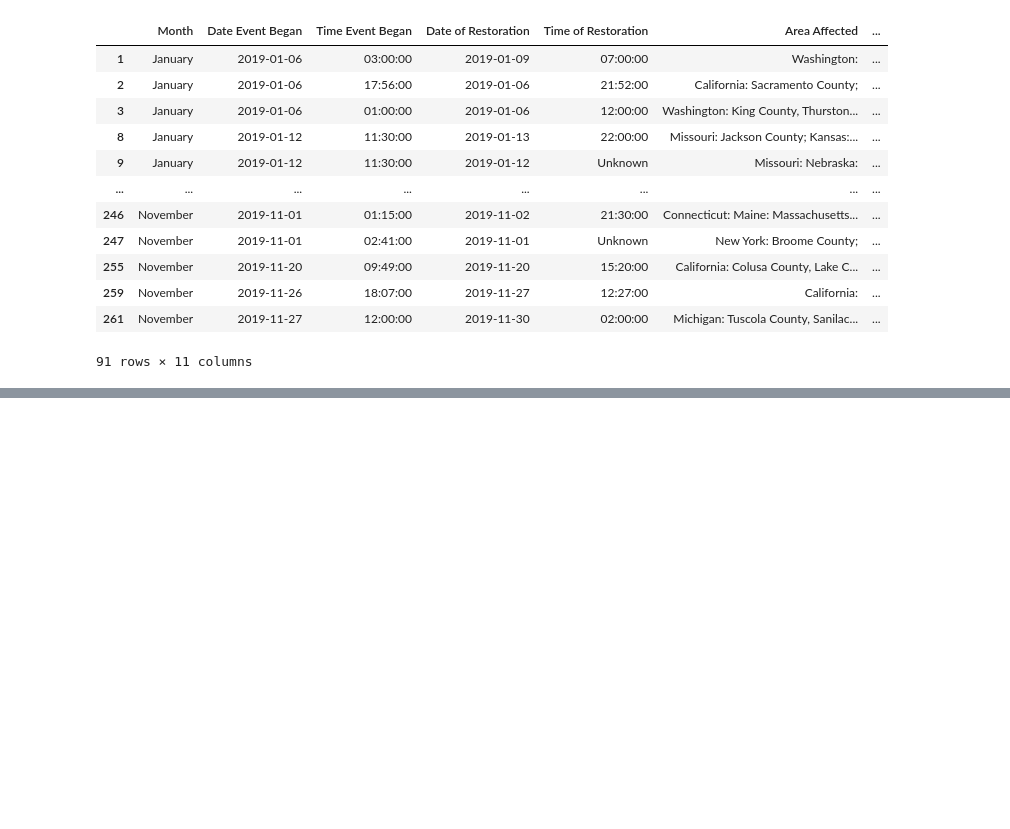
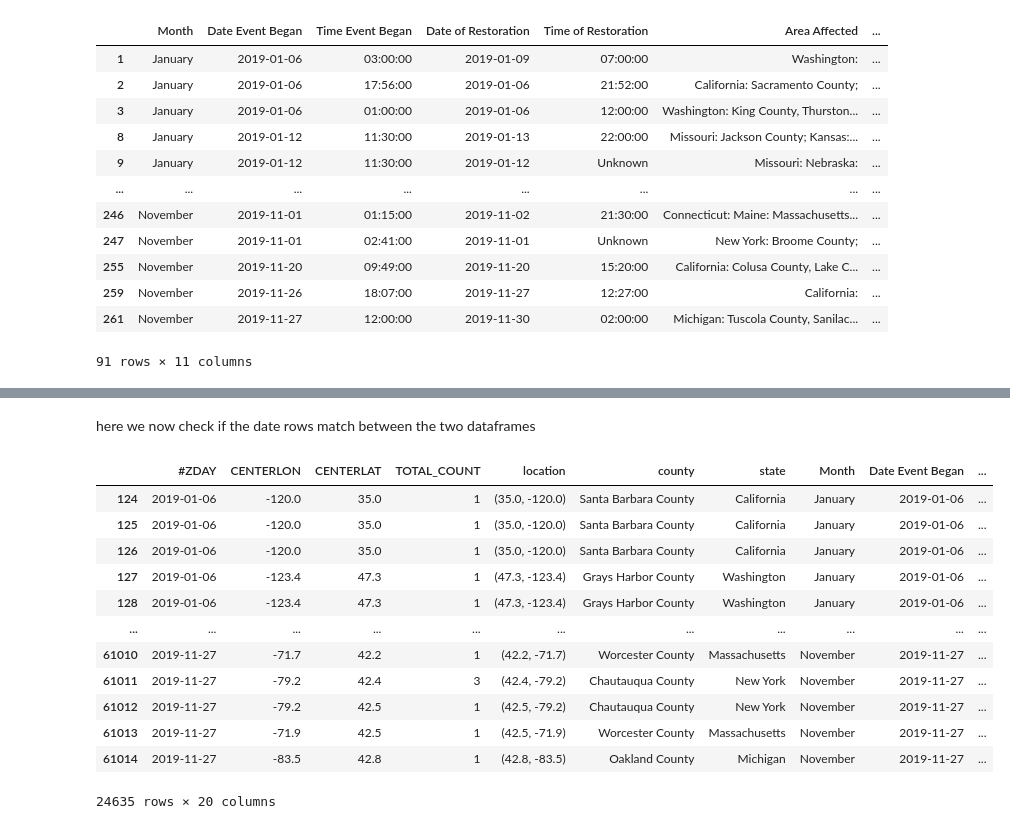
Before and after one commit to amourayuba/Power-Outage-Prediction, a Jupyter notebook: codes/Weather_Outage_Merge_Attempt_junaid.ipynb, the cells around one changed output, grey strips where cells are left out. Drawn from its saved outputs; the diff is of its cells as text; code cells hidden in the pictures; blank space fills up the shorter version.

```diff
--- a/codes/Weather_Outage_Merge_Attempt_junaid.ipynb
+++ b/codes/Weather_Outage_Merge_Attempt_junaid.ipynb
@@ -137,0 +185,5 @@ df2_filtered
+# %%
+# get all US states
+county = pd.read_csv("uscounties.csv", index_col=0)
+county['county'] = county['county'].astype(str)
+county
@@ -138,5 +204,4 @@ df2_filtered
 # %%
 df2_filtered_copy = df2_filtered.copy()
 
-# Check if county in df1 is contained within Area Affected in df2_filtered_copy
-df2_filtered_copy['is_county_in_area'] = df2_filtered_copy.apply(lambda row: any(county in row['Area Affected'] for county in df1['county']), axis=1)
+df2_filtered_copy["county_info_area_affected"] = df2_filtered_copy.apply(lambda row: any(counti in row['Area Affected'] for counti in county['county']) , axis=1)
@@ -163,0 +224,30 @@ I do not know of a better way because the state within Area Affected may be true
+# %% [markdown]
+here we now check if the date rows match between the two dataframes
+# %%
+
+# Merge df1 with the filtered df2 based on the condition that is county in area is true and the lightning date matches the power cut date
+# it is an inner join which means give only those that are in the intersection
+# therefore only those dates that are in lightning and that are in powercuts will be searched out
+# remember this is still a match on dates, and it remains to match on area/county
+
+#merged_df = pd.merge(df1, df2_filtered_copy, how='inner', left_on='#ZDAY', right_on='Date Event Began')
+
+left_merged_df = pd.merge(df1, df2_filtered_copy, how='left', left_on='#ZDAY', right_on='Date Event Began', indicator=True)
+# %%
+inner_merged_df = left_merged_df[left_merged_df['_merge'] !='left_only']
+# %%
+inner_merged_df
+# %% [output]
+|  | #ZDAY | CENTERLON | CENTERLAT | TOTAL_COUNT | location | county | state | Month | Date Event Began | ... |
+| 124 | 2019-01-06 | -120.0 | 35.0 | 1 | (35.0, -120.0) | Santa Barbara County | California | January | 2019-01-06 | ... |
+| 125 | 2019-01-06 | -120.0 | 35.0 | 1 | (35.0, -120.0) | Santa Barbara County | California | January | 2019-01-06 | ... |
+| 126 | 2019-01-06 | -120.0 | 35.0 | 1 | (35.0, -120.0) | Santa Barbara County | California | January | 2019-01-06 | ... |
+| 127 | 2019-01-06 | -123.4 | 47.3 | 1 | (47.3, -123.4) | Grays Harbor County | Washington | January | 2019-01-06 | ... |
+| 128 | 2019-01-06 | -123.4 | 47.3 | 1 | (47.3, -123.4) | Grays Harbor County | Washington | January | 2019-01-06 | ... |
+| ... | ... | ... | ... | ... | ... | ... | ... | ... | ... | ... |
+| 61010 | 2019-11-27 | -71.7 | 42.2 | 1 | (42.2, -71.7) | Worcester County | Massachusetts | November | 2019-11-27 | ... |
+| 61011 | 2019-11-27 | -79.2 | 42.4 | 3 | (42.4, -79.2) | Chautauqua County | New York | November | 2019-11-27 | ... |
+| 61012 | 2019-11-27 | -79.2 | 42.5 | 1 | (42.5, -79.2) | Chautauqua County | New York | November | 2019-11-27 | ... |
+| 61013 | 2019-11-27 | -71.9 | 42.5 | 1 | (42.5, -71.9) | Worcester County | Massachusetts | November | 2019-11-27 | ... |
+| 61014 | 2019-11-27 | -83.5 | 42.8 | 1 | (42.8, -83.5) | Oakland County | Michigan | November | 2019-11-27 | ... |
+24635 rows × 20 columns
```
Also changed, not shown: parts of 36 cells of this notebook, 2 other files.
